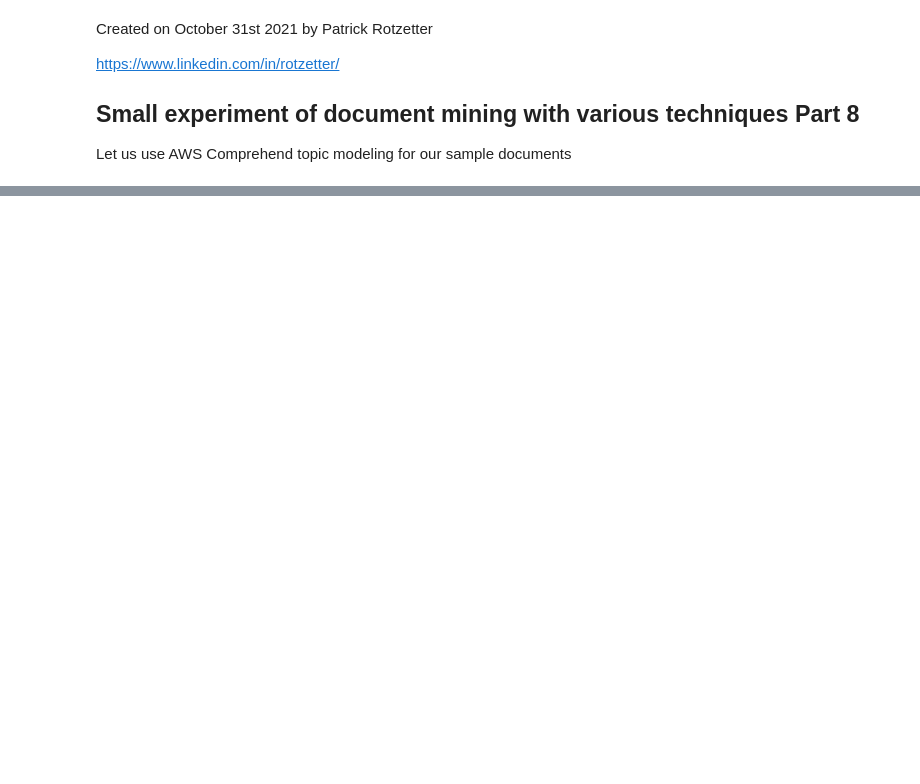
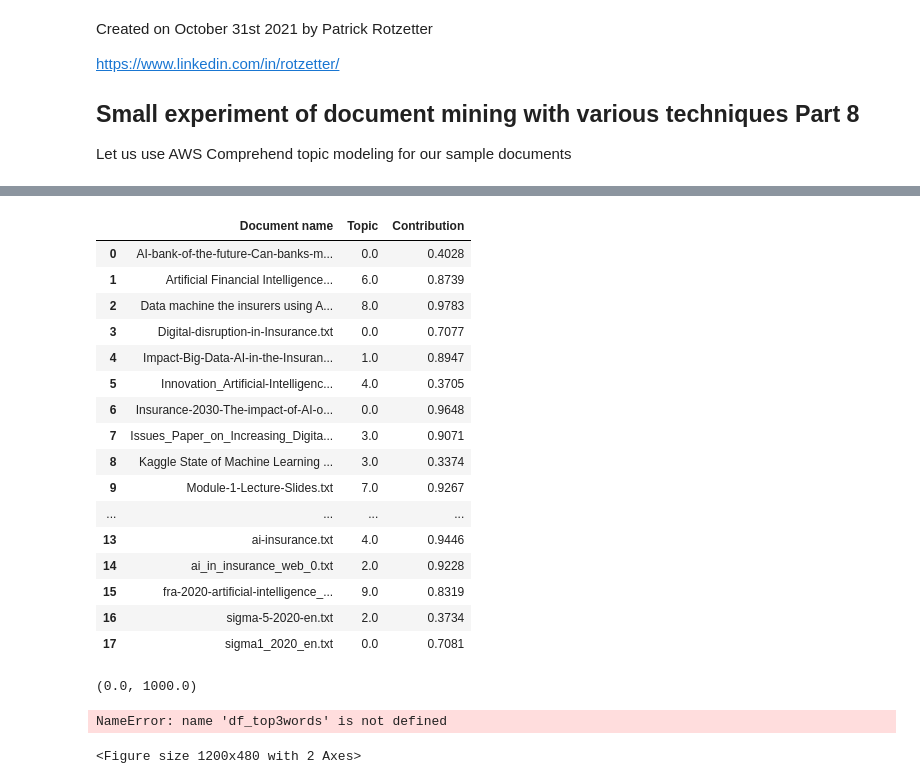
Before and after one commit to protzetter/NLP-experiments, a Jupyter notebook: DocumentsMining-Part8.ipynb, the cells around one changed output, grey strips where cells are left out. Drawn from its saved outputs; the diff is of its cells as text; code cells hidden in the pictures; blank space fills up the shorter version.

```diff
--- a/DocumentsMining-Part8.ipynb
+++ b/DocumentsMining-Part8.ipynb
@@ -11,6 +9,13 @@ Let us use AWS Comprehend topic modeling for our sample documents
 # %%
-#install pymongo package to get access to json.util
-conda install -c anaconda pymongo
+#initialize some parameters depending where you are running the experiment, adapt the parameters to your AWS environment
+#bucket='mlsamplesdocs'
+bucket='mynlpexperimentbucketforsagemaker'
+#input_s3_url = "s3://mlsamplesdocs/"
+#output_s3_url = "s3://mycomprehendoutputbucket2203"
+input_s3_url = "s3://mynlpexperimentbucketforsagemaker/"
+output_s3_url = "s3://mycomprehendoutputbucket3110"
+#data_access_role_arn = "arn:aws:iam::012086180905:role/ComprehendS3Access"
+data_access_role_arn = "arn:aws:iam::783491625988:role/ComprehendAccess"
 # %%
 #import boto and connect to Comprehend service
 
@@ -22,10 +27,12 @@ comprehend = boto3.client(service_name='comprehend', region_name='us-east-2')
 # %%
 # let us list the files available for analysis in the S3 bucket
 s3 = boto3.client('s3')
-bucket='mlsamplesdocs'
 subfolder=''
 contents = s3.list_objects(Bucket=bucket, Prefix=subfolder)['Contents']
+number_of_docs=0
+filenames=[]
 for f in contents:
+    number_of_docs=number_of_docs+1
     print(f['Key'])
-    conn.download_file(bucket,f['Key'], f['Key'])
+    filenames.append(f['Key'])
 # %% [output]
@@ -114,0 +201,26 @@ doc_topics=pd.read_csv('doc-topics.csv')
+# %%
+topics_df = pd.DataFrame()
+for filename in filenames:
+    sub_topics_df=doc_topics[doc_topics['docname']==filename].sort_values(by=['proportion'], ascending=False)
+    row=sub_topics_df.iloc[0]
+    topics_df = topics_df.append(pd.Series([row['docname'],int(row['topic']), round(row['proportion'],4)]), ignore_index=True)
+topics_df.columns = ['Document name', 'Topic', 'Contribution']
+topics_df
+# %% [output]
+|  | Document name | Topic | Contribution |
+| 0 | AI-bank-of-the-future-Can-banks-m... | 0.0 | 0.4028 |
+| 1 | Artificial Financial Intelligence... | 6.0 | 0.8739 |
+| 2 | Data machine the insurers using A... | 8.0 | 0.9783 |
+| 3 | Digital-disruption-in-Insurance.txt | 0.0 | 0.7077 |
+| 4 | Impact-Big-Data-AI-in-the-Insuran... | 1.0 | 0.8947 |
+| 5 | Innovation_Artificial-Intelligenc... | 4.0 | 0.3705 |
+| 6 | Insurance-2030-The-impact-of-AI-o... | 0.0 | 0.9648 |
+| 7 | Issues_Paper_on_Increasing_Digita... | 3.0 | 0.9071 |
+| 8 | Kaggle State of Machine Learning ... | 3.0 | 0.3374 |
+| 9 | Module-1-Lecture-Slides.txt | 7.0 | 0.9267 |
+| ... | ... | ... | ... |
+| 13 | ai-insurance.txt | 4.0 | 0.9446 |
+| 14 | ai_in_insurance_web_0.txt | 2.0 | 0.9228 |
+| 15 | fra-2020-artificial-intelligence_... | 9.0 | 0.8319 |
+| 16 | sigma-5-2020-en.txt | 2.0 | 0.3734 |
+| 17 | sigma1_2020_en.txt | 0.0 | 0.7081 |
@@ -114,0 +235,19 @@ doc_topics=pd.read_csv('doc-topics.csv')
+# %%
+# Plot
+import matplotlib.pyplot as plt
+from matplotlib.ticker import FuncFormatter
+
+fig, (ax1, ax2) = plt.subplots(1, 2, figsize=(10, 4), dpi=120, sharey=True)
+
+# Topic Distribution by Dominant Topics
+ax1.bar(x='Topic', height='count', data=topics_df, width=.5, color='firebrick')
+ax1.set_xticks(range(topics_df.Topic.unique().__len__()))
+#tick_formatter = FuncFormatter(lambda x, pos: 'Topic ' + str(x)+ '\n' + df_top3words.loc[df_top3words.topic_id==x, 'words'].values[0])
+ax1.xaxis.set_major_formatter(tick_formatter)
+ax1.set_title('Number of Documents by Dominant Topic', fontdict=dict(size=10))
+ax1.set_ylabel('Number of Documents')
+ax1.set_ylim(0, 1000)
+# %% [output]
+(0.0, 1000.0)
+NameError: name 'df_top3words' is not defined
+<Figure size 1200x480 with 2 Axes>
```
Also changed, not shown: parts of 18 cells of this notebook.
